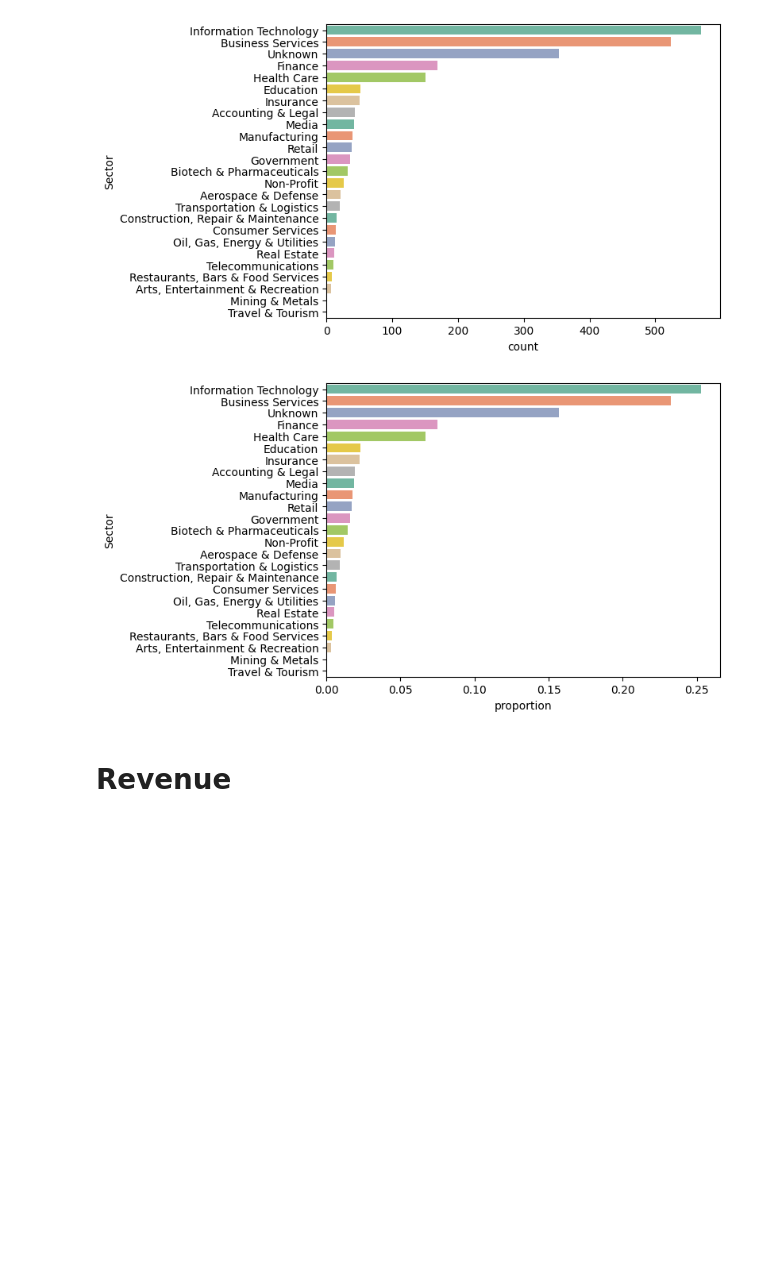
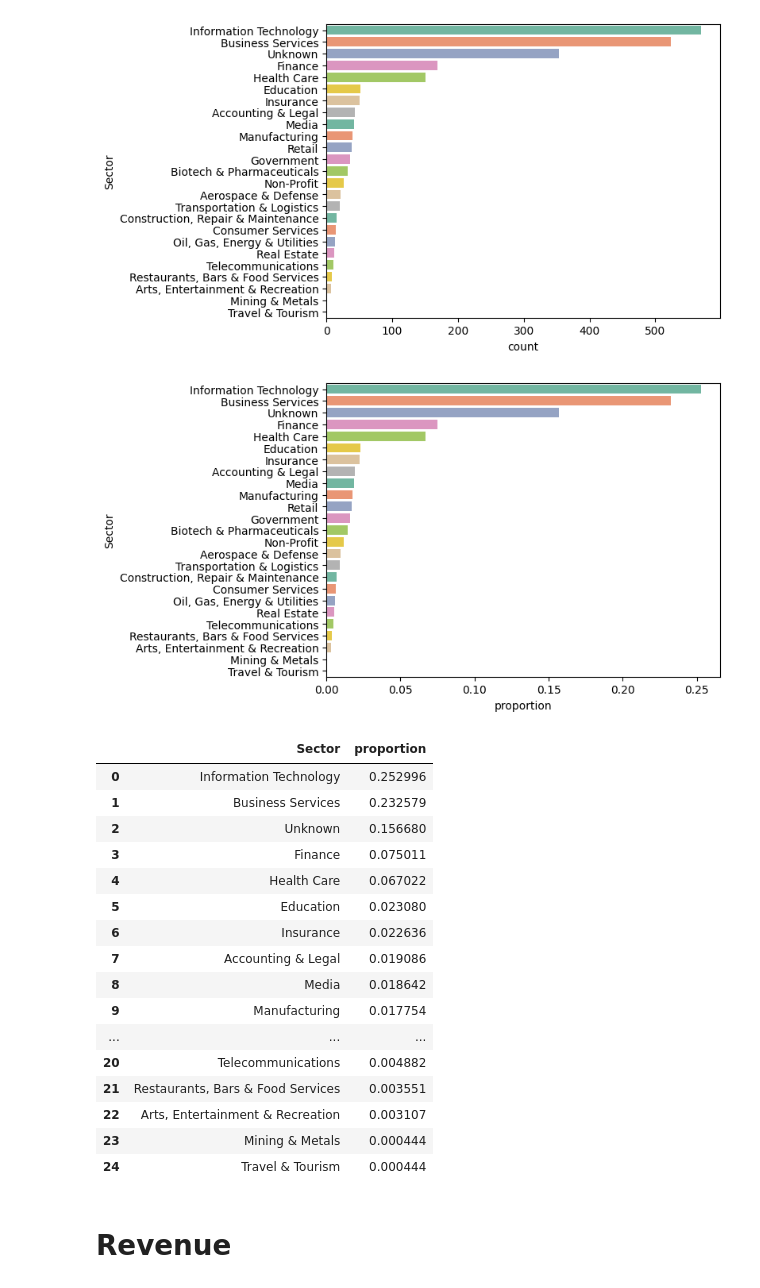
Before and after one commit to LeonardoBolanos/machine_learning_s3_2024, a Jupyter notebook: notebooks/1.0-lobr-exploration-analysis-final-project.ipynb, the cells around one changed output. Cells and saved outputs as stored; diff of their text form; code cells hidden in the pictures; blank space fills up the shorter version.

```diff
--- a/notebooks/1.0-lobr-exploration-analysis-final-project.ipynb
+++ b/notebooks/1.0-lobr-exploration-analysis-final-project.ipynb
@@ -1174,9 +1208,26 @@ graf_conteo_de_valores(df,'Sector',save_image_dir=directorio_de_imagenes,save_im
 # %% [output]
 [figure]
 # %%
-graf_conteo_de_valores(df,'Sector',normalize=True,save_image_dir=directorio_de_imagenes,save_image_file='Sector_1')
+graf_conteo_de_valores(df,'Sector',normalize=True,save_image_dir=directorio_de_imagenes,save_image_file='Sector_1',return_value=True)
 # %% [output]
 [figure]
+|  | Sector | proportion |
+| 0 | Information Technology | 0.252996 |
+| 1 | Business Services | 0.232579 |
+| 2 | Unknown | 0.156680 |
+| 3 | Finance | 0.075011 |
+| 4 | Health Care | 0.067022 |
+| 5 | Education | 0.023080 |
+| 6 | Insurance | 0.022636 |
+| 7 | Accounting & Legal | 0.019086 |
+| 8 | Media | 0.018642 |
+| 9 | Manufacturing | 0.017754 |
+| ... | ... | ... |
+| 20 | Telecommunications | 0.004882 |
+| 21 | Restaurants, Bars & Food Services | 0.003551 |
+| 22 | Arts, Entertainment & Recreation | 0.003107 |
+| 23 | Mining & Metals | 0.000444 |
+| 24 | Travel & Tourism | 0.000444 |
 # %% [markdown]
 # Revenue
 # %%
```
Also changed, not shown: parts of 10 cells of this notebook.
